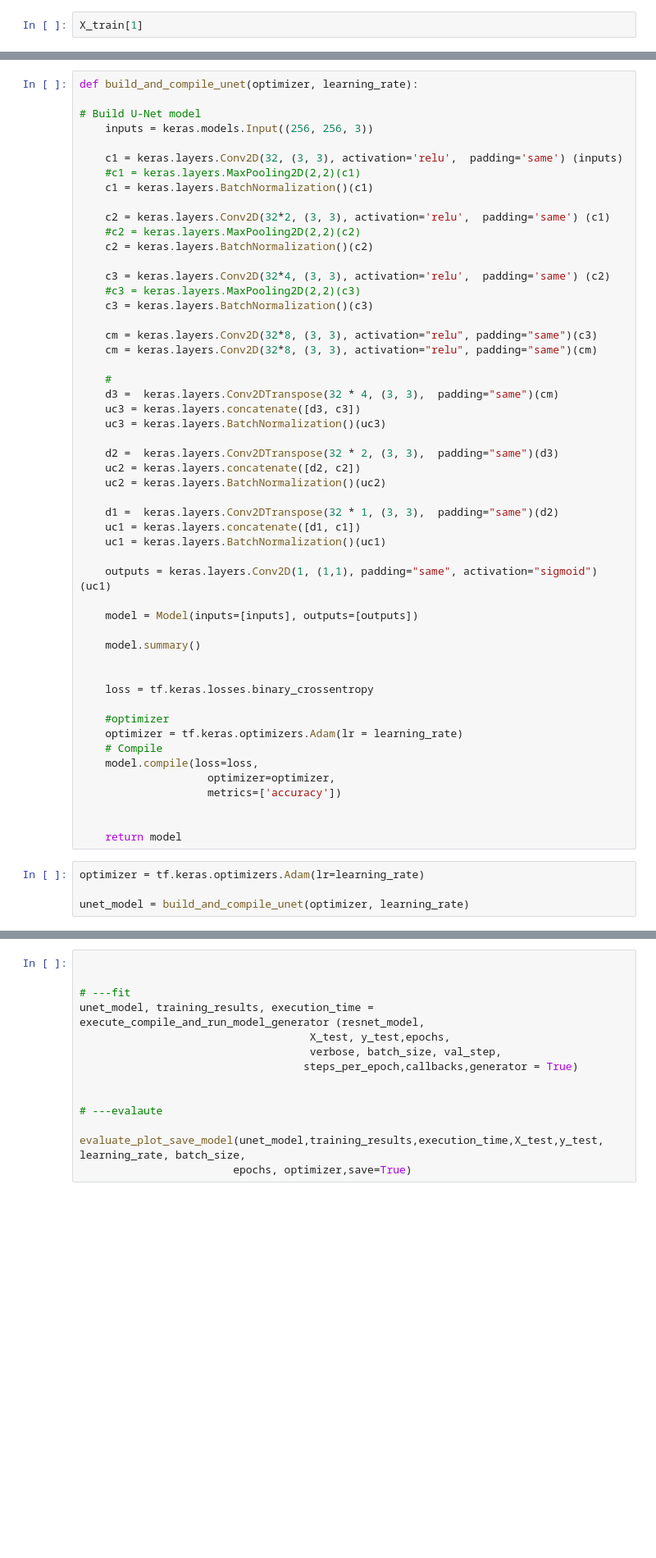
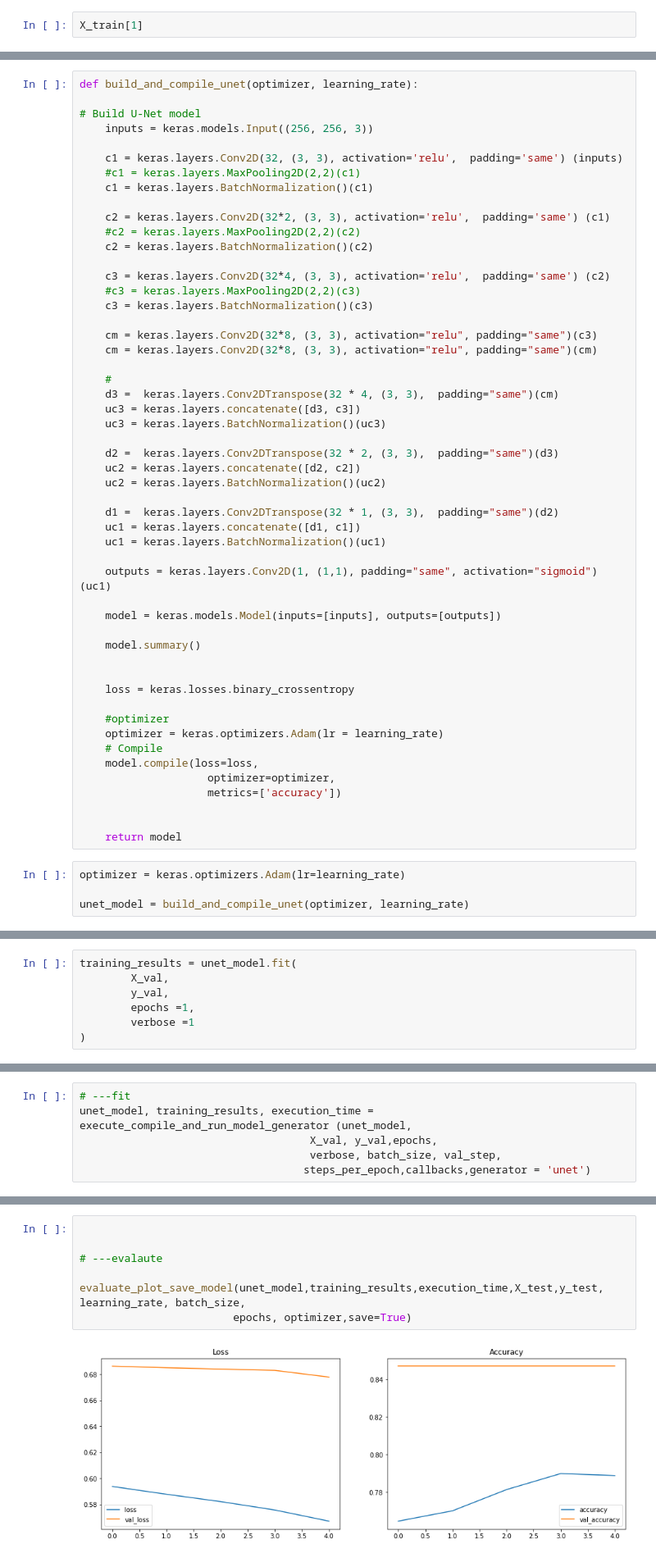
Before and after one commit to prakashbhattgit/2020-CS109B, a Jupyter notebook: Prakash_Bhatt_CompVision_Homework_05.ipynb, the cells around one changed output, grey strips where cells are left out. Shown at 82% size. Drawn from its saved outputs; the diff is of its cells as text; blank space fills up the shorter version.

Commit message:
July 24 saves first unet question

```diff
--- a/Prakash_Bhatt_CompVision_Homework_05.ipynb
+++ b/Prakash_Bhatt_CompVision_Homework_05.ipynb
@@ -1187,15 +1206,15 @@ def build_and_compile_unet(optimizer, learning_rate):
 
     outputs = keras.layers.Conv2D(1, (1,1), padding="same", activation="sigmoid")(uc1)
 
-    model = Model(inputs=[inputs], outputs=[outputs])
+    model = keras.models.Model(inputs=[inputs], outputs=[outputs])
 
     model.summary()
 
 
-    loss = tf.keras.losses.binary_crossentropy
+    loss = keras.losses.binary_crossentropy
 
     #optimizer
-    optimizer = tf.keras.optimizers.Adam(lr = learning_rate)
+    optimizer = keras.optimizers.Adam(lr = learning_rate)
     # Compile
     model.compile(loss=loss,
                     optimizer=optimizer,
@@ -1204,7 +1223,7 @@ def build_and_compile_unet(optimizer, learning_rate):
 
     return model
 # %%
-optimizer = tf.keras.optimizers.Adam(lr=learning_rate)
+optimizer = keras.optimizers.Adam(lr=learning_rate)
 
 unet_model = build_and_compile_unet(optimizer, learning_rate)
 # %% [output]
@@ -1225,3 +1244,10 @@ Total params: 1,367,009
 Trainable params: 1,366,433
 Non-trainable params: 576
 __________________________________________________________________________________________________
+# %%
+training_results = unet_model.fit(
+        X_val,
+        y_val,
+        epochs =1,
+        verbose =1
+)
@@ -1227,0 +1312,6 @@ ________________________________________________________________________________
+# %%
+# ---fit
+unet_model, training_results, execution_time = execute_compile_and_run_model_generator (unet_model,
+                                    X_val, y_val,epochs,
+                                    verbose, batch_size, val_step,
+                                   steps_per_epoch,callbacks,generator = 'unet')
@@ -1228,14 +1331,9 @@ ________________________________________________________________________________
 # %%
-
-
-# ---fit
-unet_model, training_results, execution_time = execute_compile_and_run_model_generator (resnet_model,
-                                    X_test, y_test,epochs,
-                                    verbose, batch_size, val_step,
-                                   steps_per_epoch,callbacks,generator = True)
 
 
 # ---evalaute
 
 evaluate_plot_save_model(unet_model,training_results,execution_time,X_test,y_test, learning_rate, batch_size,
                         epochs, optimizer,save=True)
+# %% [output]
+[figure, added]
```
Also changed, not shown: parts of 13 cells of this notebook.
